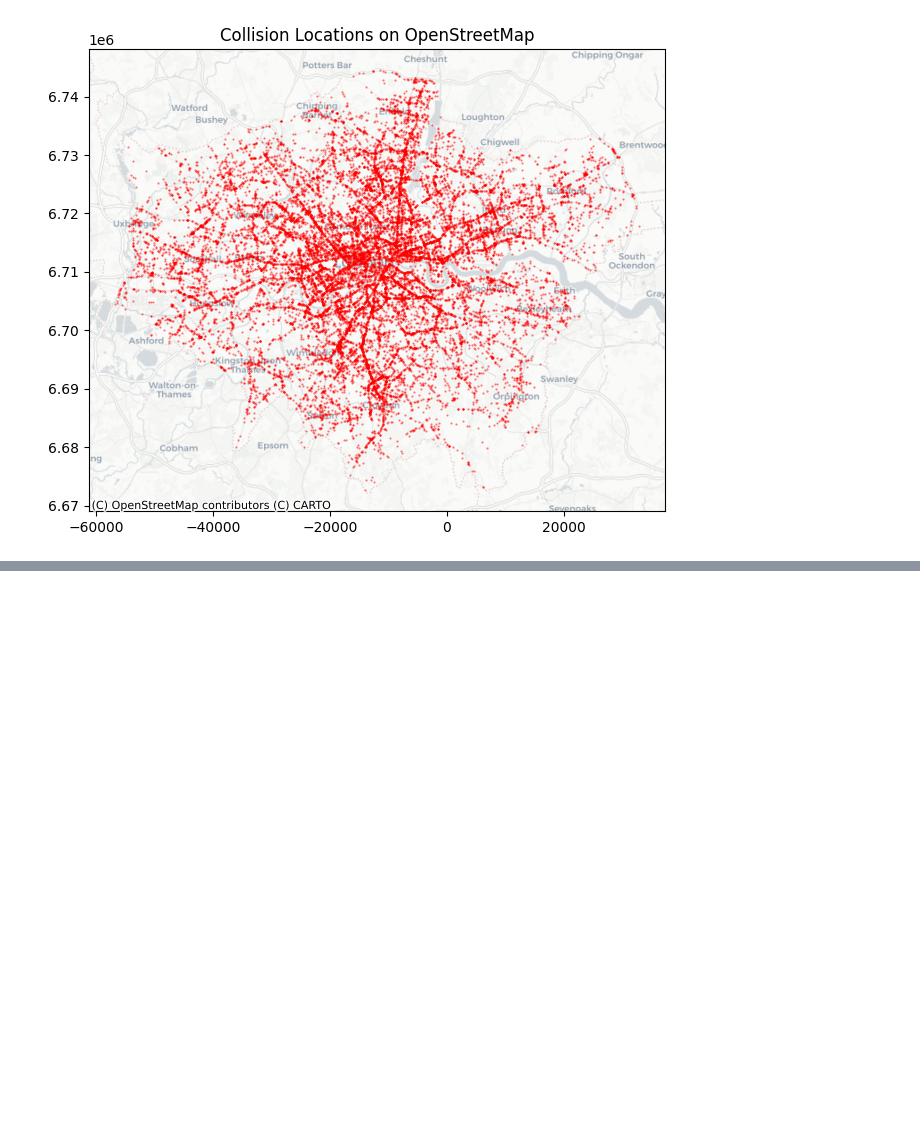
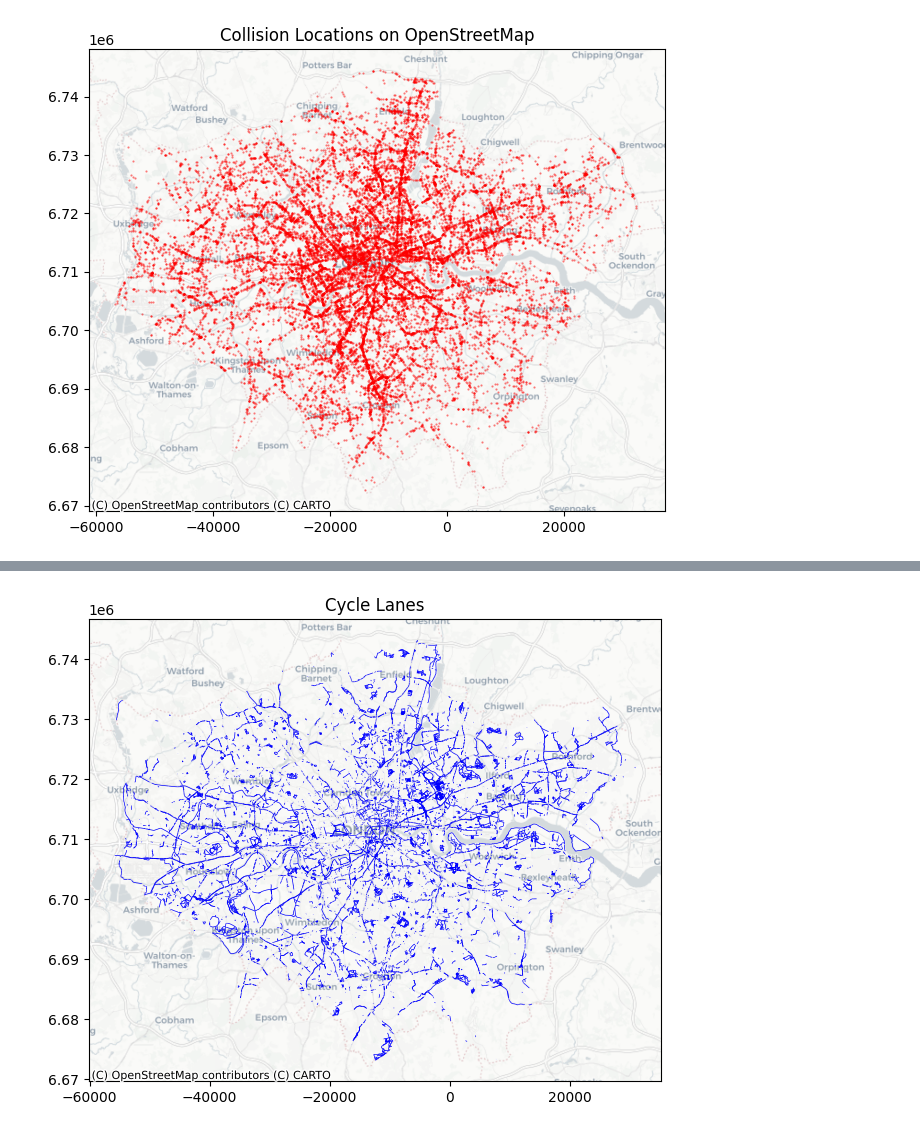
Before and after one commit to iantsern-twuk/CASA0007_Quantitative-Methods, a Jupyter notebook: Assessment/group work/data_cleaning.ipynb, the cells around one changed output, grey strips where cells are left out. Saved outputs shown, nothing was run; the diff lists cells and outputs as text; code cells hidden in the pictures; blank space fills up the shorter version.

```diff
--- a/Assessment/group work/data_cleaning.ipynb
+++ b/Assessment/group work/data_cleaning.ipynb
@@ -139,0 +367,16 @@ plt.show()
+# %%
+features = cycle_lane['features']
+geometries = [shape(feature['geometry']) for feature in features]
+gdf_cycle_lane = gpd.GeoDataFrame(geometry=geometries, crs="EPSG:4326")
+
+# change the CRS to 3857
+gdf_cycle_lane = gdf_cycle_lane.to_crs(epsg=3857)
+
+fig, ax = plt.subplots(figsize=(10, 6))
+gdf_cycle_lane.plot(ax=ax, color='blue', linewidth=0.5)
+
+ctx.add_basemap(ax, zoom=10, source=ctx.providers.CartoDB.Positron)
+ax.set_title('Cycle Lanes')
+plt.show()
+# %% [output]
+[figure, added]
```
Also changed, not shown: parts of 28 cells of this notebook, 12 other files.
